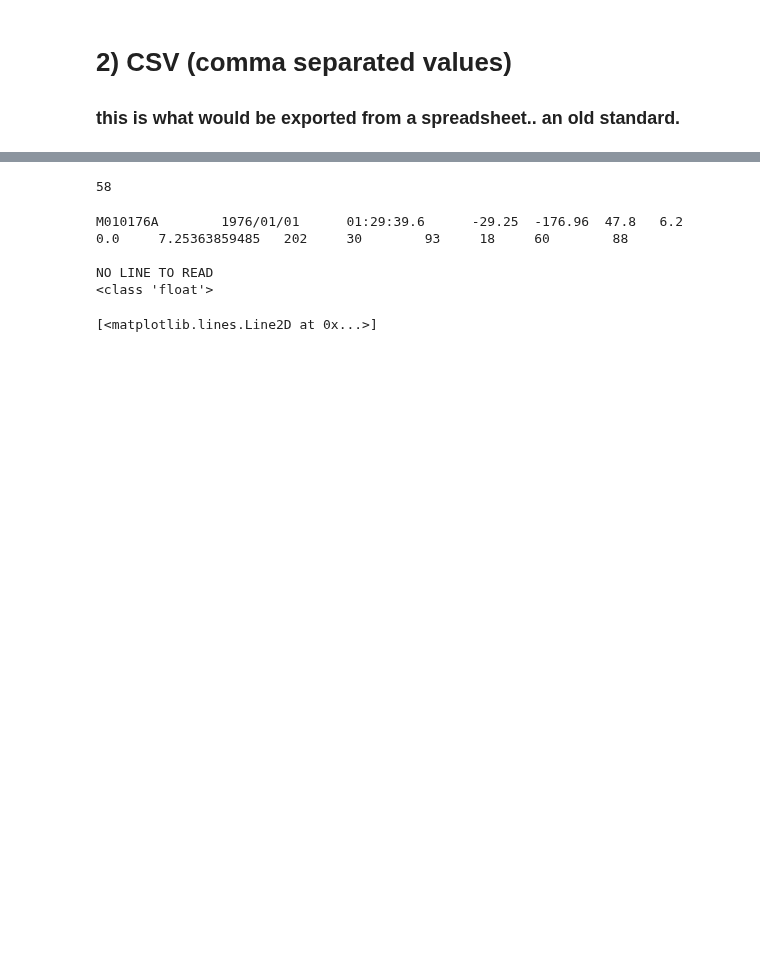
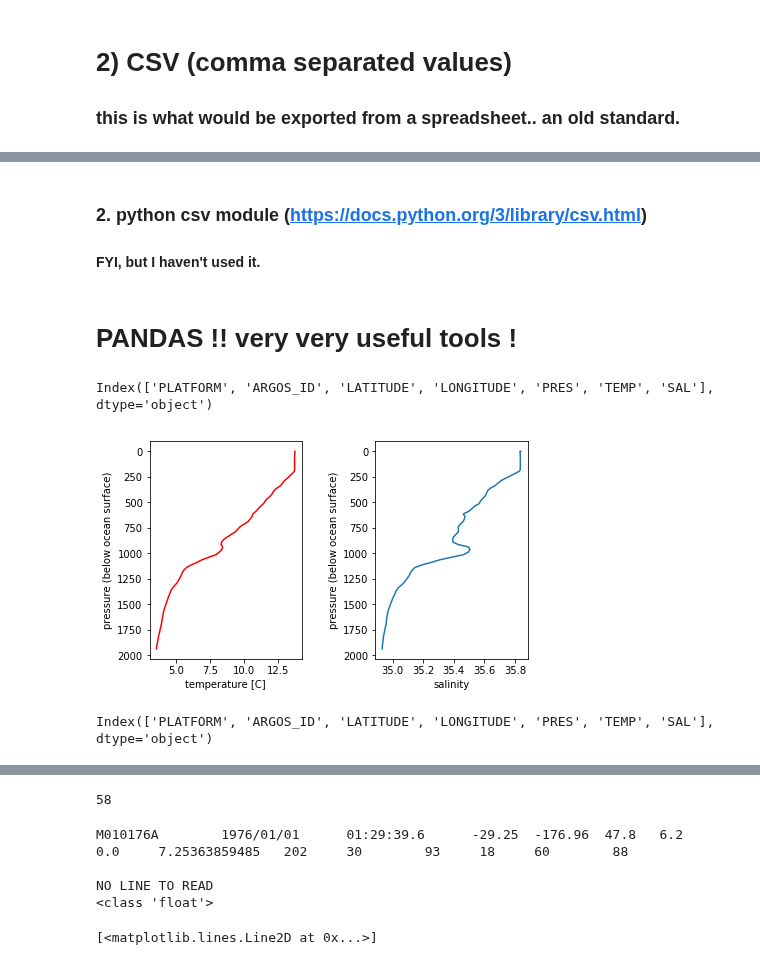
Before and after one commit to benholtzman/datamovies, a Jupyter notebook: 1_codes/sx01_getDataIn.ipynb, the cells around one changed output, grey strips where cells are left out. Saved outputs shown, nothing was run; the diff lists cells and outputs as text; code cells hidden in the pictures; blank space fills up the shorter version.

```diff
--- a/1_codes/sx01_getDataIn.ipynb
+++ b/1_codes/sx01_getDataIn.ipynb
@@ -97,0 +99,47 @@ ax2.set_position(pos2) # set a new position
+# %% [markdown]
+### 2. python csv module  (https://docs.python.org/3/library/csv.html)
+#### FYI, but I haven't used it.
+# %% [markdown]
+# PANDAS !! very very useful tools !
+# %%
+# pandas read a csv file !
+# https://pandas.pydata.org/pandas-docs/stable/reference/api/pandas.read_csv.html
+# https://data36.com/pandas-tutorial-1-basics-reading-data-files-dataframes-data-selection/
+
+# another very useful one is pandas.read_excel() --
+
+# the df indicates "dataframe", the standard multi-column structure (and class) in pandas
+argo_df = pd.read_csv(path_to_data +'argo_profile.csv')
+print(argo_df.columns)
+# %% [output]
+Index(['PLATFORM', 'ARGOS_ID', 'LATITUDE', 'LONGITUDE', 'PRES', 'TEMP', 'SAL'], dtype='object')
+# %%
+f,(ax1, ax2) = plt.subplots(1,2)
+T = argo_df.TEMP
+P = argo_df.PRES
+S = argo_df.SAL
+
+ax1.plot(T,P, 'r-')
+ax1.invert_yaxis()
+ax1.set_xlabel('temperature [C]')
+ax1.set_ylabel('pressure (below ocean surface)')
+
+ax2.plot(S,P)
+ax2.invert_yaxis()
+ax2.set_xlabel('salinity')
+ax2.set_ylabel('pressure (below ocean surface)')
+pos1 = ax2.get_position() # get the original position
+pos2 = [pos1.x0 + 0.1, pos1.y0, pos1.width, pos1.height]
+ax2.set_position(pos2) # set a new position
+# %% [output]
+[figure, added]
+# %%
+# WRITE A PICKLE ! (PICKLE YOUR PANDA ! )
+# https://pandas.pydata.org/pandas-docs/stable/reference/api/pandas.DataFrame.to_pickle.html
+
+argo_df.to_pickle(path_to_data + 'argo_df.pkl')
+
+argo_df_pkld = pd.read_pickle(path_to_data + 'argo_df.pkl' )
+print(argo_df_pkld.columns)
+# %% [output]
+Index(['PLATFORM', 'ARGOS_ID', 'LATITUDE', 'LONGITUDE', 'PRES', 'TEMP', 'SAL'], dtype='object')
```
Also changed, not shown: parts of 18 cells of this notebook, 1 other file.
